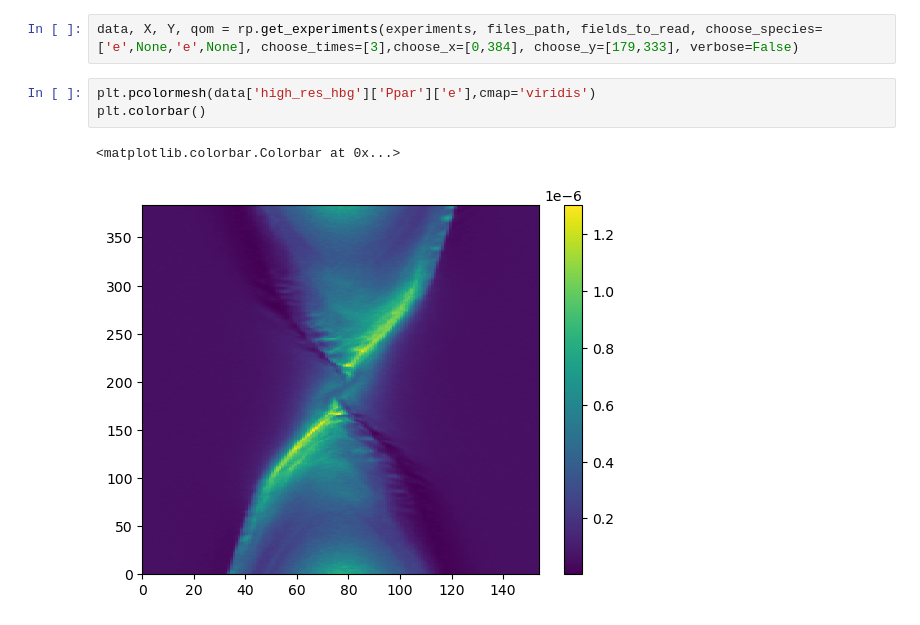
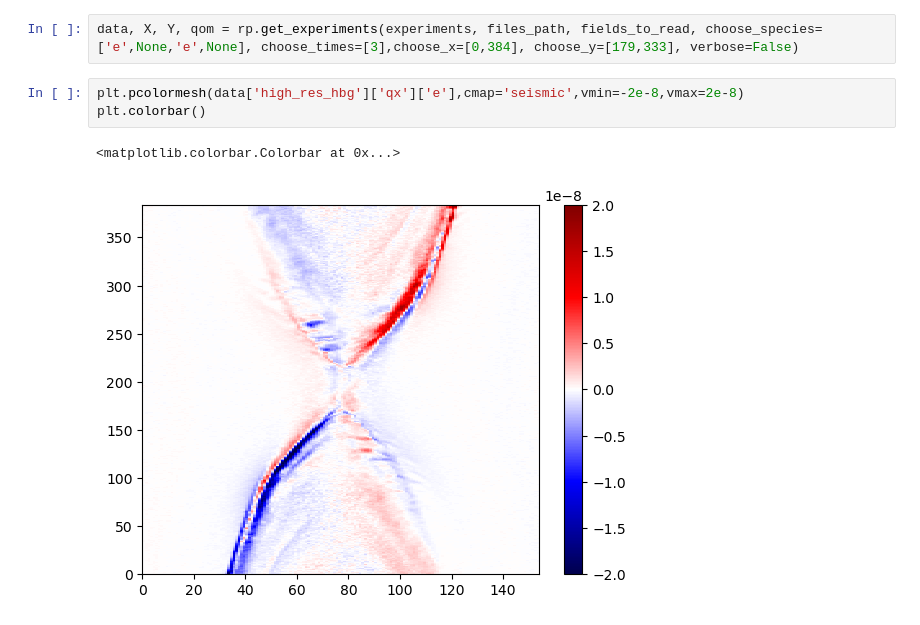
Before and after one commit to georgemilosh/closure, a Jupyter notebook: examples/read_PIC.ipynb, the cells around one changed output. Drawn from its saved outputs; the diff is of its cells as text.

```diff
--- a/examples/read_PIC.ipynb
+++ b/examples/read_PIC.ipynb
@@ -110,8 +110,8 @@ experiments = ['high_res_bg0', 'high_res_2', 'high_res_bg3', 'high_res_hbg']
 # %%
 data, X, Y, qom = rp.get_experiments(experiments, files_path, fields_to_read, choose_species=['e',None,'e',None], choose_times=[3],choose_x=[0,384], choose_y=[179,333], verbose=False)
 # %%
-plt.pcolormesh(data['high_res_hbg']['Ppar']['e'],cmap='viridis')
+plt.pcolormesh(data['high_res_hbg']['qx']['e'],cmap='seismic',vmin=-2e-8,vmax=2e-8)
 plt.colorbar()
 # %% [output]
 <matplotlib.colorbar.Colorbar at 0x...>
-[figure, old version]
+[figure, new version]
```
Also changed, not shown: 1 other file.
